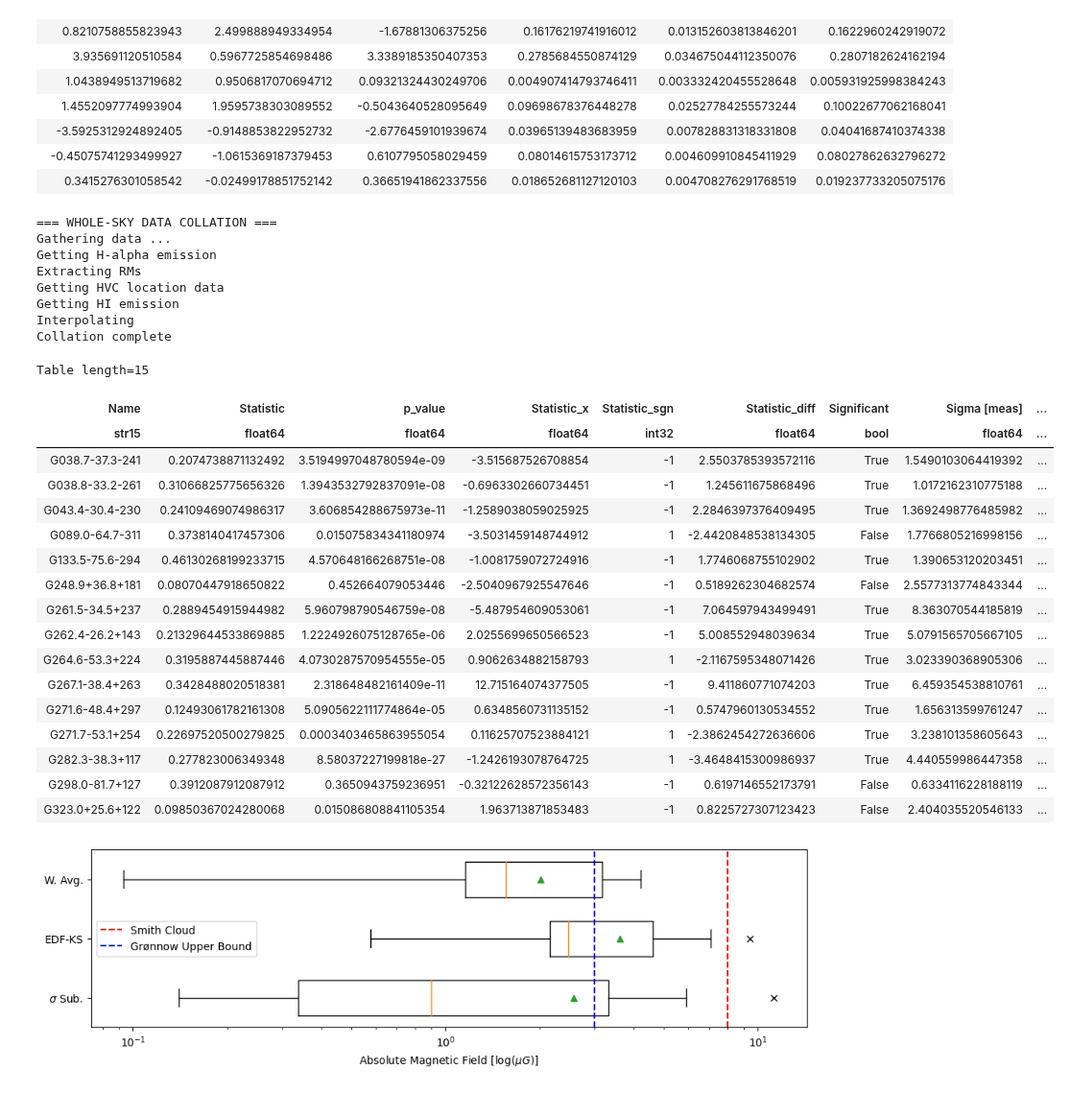
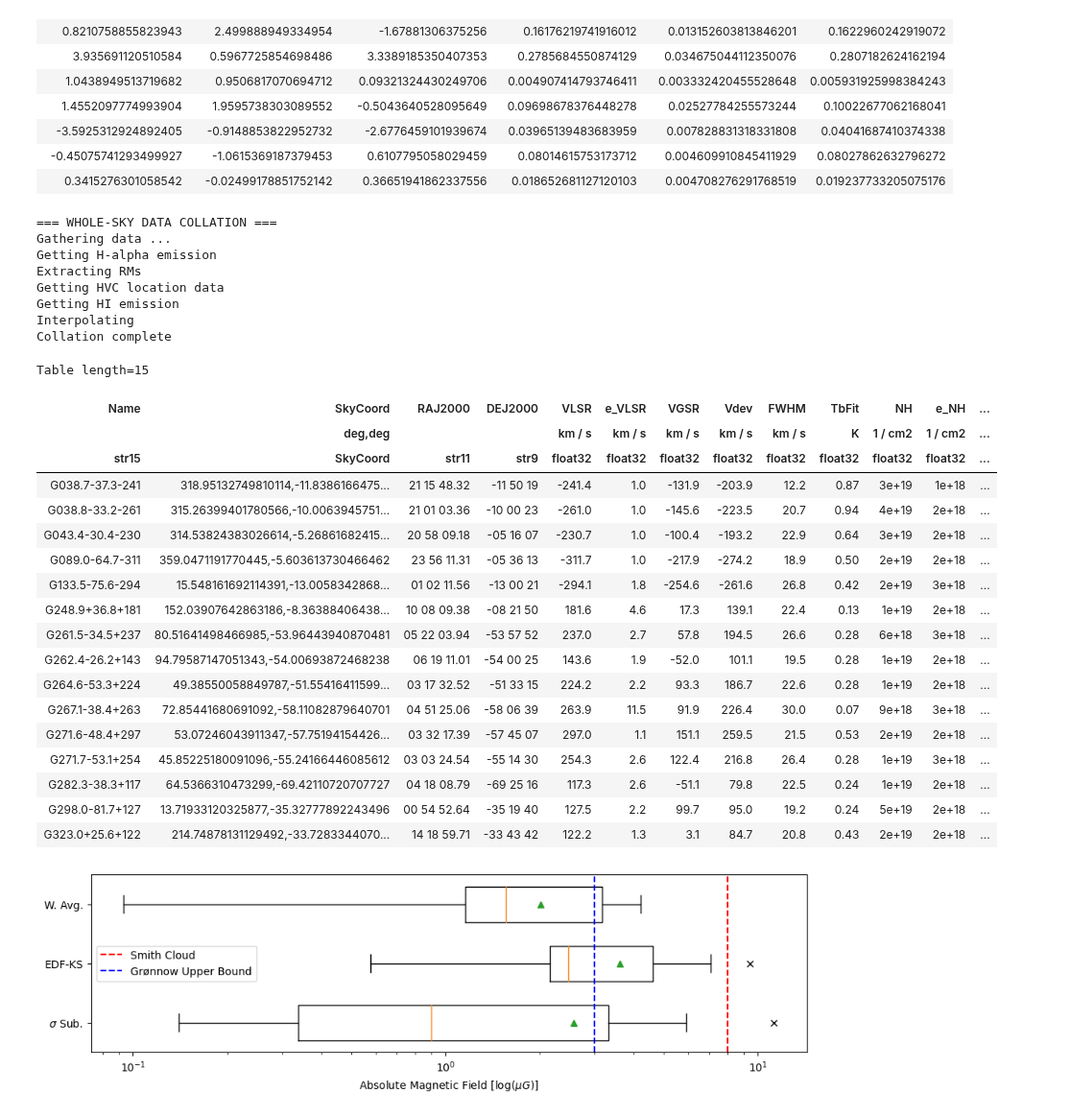
Before and after one commit to Olivex727/hvc-magnetic-honours-programs, a Jupyter notebook: synthesis/weighted_mean.ipynb, the cells around one changed output. Shown at 96% size. Cells and saved outputs as stored; diff of their text form; code cells hidden in the pictures.

```diff
--- a/synthesis/weighted_mean.ipynb
+++ b/synthesis/weighted_mean.ipynb
@@ -100,49 +100,50 @@ Table length=15
 # %%
 import sys
 sys.path.append('C://Users/olive/OneDrive - Australian National University/Honours-Olivia/Programs/honours/standard_modules')
 sys.path.append('C://Users/olive/OneDrive - Australian National University/Honours-Olivia/Programs/honours/project')
 
 from collation import collator, hvc_snapshot as snap, collation_tools as ct
 from synthesis import hvc_looper as hvcl, magnetic_field_derivation as mfd, KStest, uncertainty_subtraction as us
 
 collated_data = collator.data_whole_sky(False, load_data=["../data_processed/proc_rms","../data_processed/proc_hvcs_filtered"], h1_img="../data_catalog/hi4pi-hvc-nhi-car.fits", override_RMs=True)
 
 #master_hvcs = hvcl.manual_filter_HVCs(collated_data, hvc_indicies=[0, 1, 2, 3, 4, 5, 6, 7, 9, 10, 12, 13, 16, 22, 24])
 
 #results = hvcl.uncertainty_subtract_HVCs(collated_data, filter_significant=False, hvc_indicies=[0, 1, 2, 3, 4, 5, 6, 7, 9, 10, 12, 13, 16, 22, 24])#, save_file="", filter_significant=False)
 
 results = ct.read_processed("../data_processed/results_pre")
 results_filtered = us.filter_significant(results)
 
-#collated_data['HVCs']
-results
+collated_data['HVCs']
+#results
 # %% [output]
 === WHOLE-SKY DATA COLLATION ===
 Gathering data ...
 Getting H-alpha emission
 Extracting RMs
 Getting HVC location data
 Getting HI emission
 Interpolating
 Collation complete
 Table length=15
-| Name | Statistic | p_value | Statistic_x | Statistic_sgn | Statistic_diff | Significant | Sigma [meas] | ... |
-| str15 | float64 | float64 | float64 | int32 | float64 | bool | float64 | ... |
-| G038.7-37.3-241 | 0.2074738871132492 | 3.5194997048780594e-09 | -3.515687526708854 | -1 | 2.5503785393572116 | True | 1.5490103064419392 | ... |
-| G038.8-33.2-261 | 0.31066825775656326 | 1.3943532792837091e-08 | -0.6963302660734451 | -1 | 1.245611675868496 | True | 1.0172162310775188 | ... |
-| G043.4-30.4-230 | 0.24109469074986317 | 3.606854288675973e-11 | -1.2589038059025925 | -1 | 2.2846397376409495 | True | 1.3692498776485982 | ... |
-| G089.0-64.7-311 | 0.3738140417457306 | 0.015075834341180974 | -3.5031459148744912 | 1 | -2.4420848538134305 | False | 1.7766805216998156 | ... |
-| G133.5-75.6-294 | 0.46130268199233715 | 4.570648166268751e-08 | -1.0081759072724916 | -1 | 1.7746068755102902 | True | 1.390653120203451 | ... |
-| G248.9+36.8+181 | 0.08070447918650822 | 0.452664079053446 | -2.5040967925547646 | -1 | 0.5189262304682574 | False | 2.5577313774843344 | ... |
-| G261.5-34.5+237 | 0.2889454915944982 | 5.960798790546759e-08 | -5.487954609053061 | -1 | 7.064597943499491 | True | 8.363070544185819 | ... |
-| G262.4-26.2+143 | 0.21329644533869885 | 1.2224926075128765e-06 | 2.0255699650566523 | -1 | 5.008552948039634 | True | 5.0791565705667105 | ... |
-| G264.6-53.3+224 | 0.3195887445887446 | 4.0730287570954555e-05 | 0.9062634882158793 | 1 | -2.1167595348071426 | True | 3.023390368905306 | ... |
-| G267.1-38.4+263 | 0.3428488020518381 | 2.318648482161409e-11 | 12.715164074377505 | -1 | 9.411860771074203 | True | 6.459354538810761 | ... |
-| G271.6-48.4+297 | 0.12493061782161308 | 5.0905622111774864e-05 | 0.6348560731135152 | -1 | 0.5747960130534552 | True | 1.656313599761247 | ... |
-| G271.7-53.1+254 | 0.22697520500279825 | 0.0003403465863955054 | 0.11625707523884121 | 1 | -2.3862454272636606 | True | 3.238101358605643 | ... |
-| G282.3-38.3+117 | 0.277823006349348 | 8.58037227199818e-27 | -1.2426193078764725 | 1 | -3.4648415300986937 | True | 4.440559986447358 | ... |
-| G298.0-81.7+127 | 0.3912087912087912 | 0.3650943759236951 | -0.32122628572356143 | -1 | 0.6197146552173791 | False | 0.6334116228188119 | ... |
-| G323.0+25.6+122 | 0.09850367024280068 | 0.015086808841105354 | 1.963713871853483 | -1 | 0.8225727307123423 | False | 2.404035520546133 | ... |
+| Name | SkyCoord | RAJ2000 | DEJ2000 | VLSR | e_VLSR | VGSR | Vdev | FWHM | TbFit | NH | e_NH | ... |
+|  | deg,deg |  |  | km / s | km / s | km / s | km / s | km / s | K | 1 / cm2 | 1 / cm2 | ... |
+| str15 | SkyCoord | str11 | str9 | float32 | float32 | float32 | float32 | float32 | float32 | float32 | float32 | ... |
+| G038.7-37.3-241 | 318.95132749810114,-11.8386166475... | 21 15 48.32 | -11 50 19 | -241.4 | 1.0 | -131.9 | -203.9 | 12.2 | 0.87 | 3e+19 | 1e+18 | ... |
+| G038.8-33.2-261 | 315.26399401780566,-10.0063945751... | 21 01 03.36 | -10 00 23 | -261.0 | 1.0 | -145.6 | -223.5 | 20.7 | 0.94 | 4e+19 | 2e+18 | ... |
+| G043.4-30.4-230 | 314.53824383026614,-5.26861682415... | 20 58 09.18 | -05 16 07 | -230.7 | 1.0 | -100.4 | -193.2 | 22.9 | 0.64 | 3e+19 | 2e+18 | ... |
+| G089.0-64.7-311 | 359.0471191770445,-5.603613730466462 | 23 56 11.31 | -05 36 13 | -311.7 | 1.0 | -217.9 | -274.2 | 18.9 | 0.50 | 2e+19 | 2e+18 | ... |
+| G133.5-75.6-294 | 15.548161692114391,-13.0058342868... | 01 02 11.56 | -13 00 21 | -294.1 | 1.8 | -254.6 | -261.6 | 26.8 | 0.42 | 2e+19 | 3e+18 | ... |
+| G248.9+36.8+181 | 152.03907642863186,-8.36388406438... | 10 08 09.38 | -08 21 50 | 181.6 | 4.6 | 17.3 | 139.1 | 22.4 | 0.13 | 1e+19 | 2e+18 | ... |
+| G261.5-34.5+237 | 80.51641498466985,-53.96443940870481 | 05 22 03.94 | -53 57 52 | 237.0 | 2.7 | 57.8 | 194.5 | 26.6 | 0.28 | 6e+18 | 3e+18 | ... |
+| G262.4-26.2+143 | 94.79587147051343,-54.00693872468238 | 06 19 11.01 | -54 00 25 | 143.6 | 1.9 | -52.0 | 101.1 | 19.5 | 0.28 | 1e+19 | 2e+18 | ... |
+| G264.6-53.3+224 | 49.38550058849787,-51.55416411599... | 03 17 32.52 | -51 33 15 | 224.2 | 2.2 | 93.3 | 186.7 | 22.6 | 0.28 | 1e+19 | 2e+18 | ... |
+| G267.1-38.4+263 | 72.85441680691092,-58.11082879640701 | 04 51 25.06 | -58 06 39 | 263.9 | 11.5 | 91.9 | 226.4 | 30.0 | 0.07 | 9e+18 | 3e+18 | ... |
+| G271.6-48.4+297 | 53.07246043911347,-57.75194154426... | 03 32 17.39 | -57 45 07 | 297.0 | 1.1 | 151.1 | 259.5 | 21.5 | 0.53 | 2e+19 | 2e+18 | ... |
+| G271.7-53.1+254 | 45.85225180091096,-55.24166446085612 | 03 03 24.54 | -55 14 30 | 254.3 | 2.6 | 122.4 | 216.8 | 26.4 | 0.28 | 1e+19 | 3e+18 | ... |
+| G282.3-38.3+117 | 64.5366310473299,-69.42110720707727 | 04 18 08.79 | -69 25 16 | 117.3 | 2.6 | -51.1 | 79.8 | 22.5 | 0.24 | 1e+19 | 2e+18 | ... |
+| G298.0-81.7+127 | 13.71933120325877,-35.32777892243496 | 00 54 52.64 | -35 19 40 | 127.5 | 2.2 | 99.7 | 95.0 | 19.2 | 0.24 | 5e+19 | 2e+18 | ... |
+| G323.0+25.6+122 | 214.74878131129492,-33.7283344070... | 14 18 59.71 | -33 43 42 | 122.2 | 1.3 | 3.1 | 84.7 | 20.8 | 0.43 | 2e+19 | 2e+18 | ... |
 # %%
 from astropy.table import hstack
 
```
Also changed, not shown: parts of 1 cell of this notebook, 5 other files.
